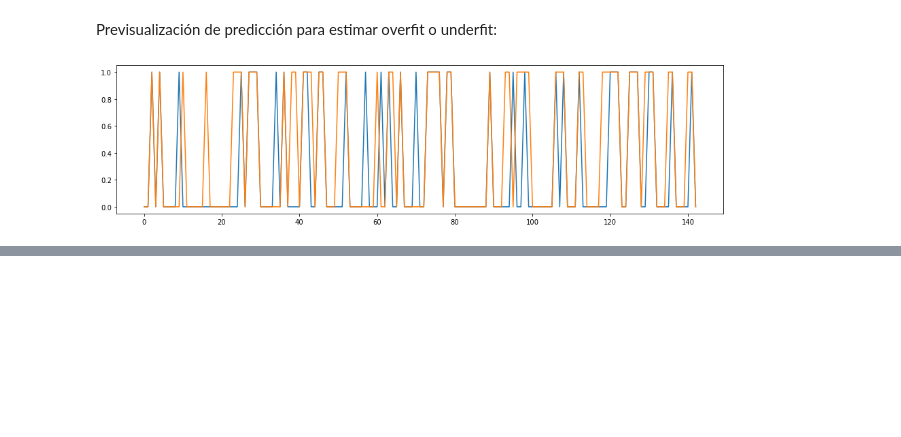
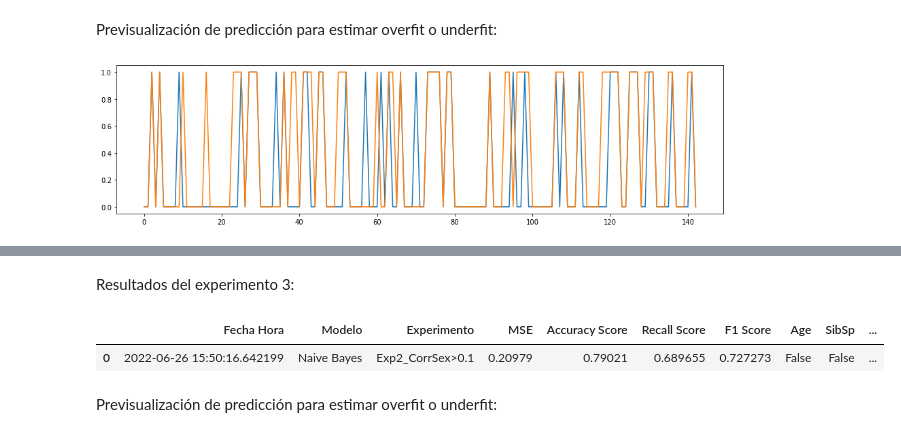
Before and after one commit to josedalvik/datascience_stlearning1_proyecto, a Jupyter notebook: Parte1-Entrenamiento.ipynb, the cells around one changed output, grey strips where cells are left out. Cells and saved outputs as stored; diff of their text form; code cells hidden in the pictures; blank space fills up the shorter version.

```diff
--- a/Parte1-Entrenamiento.ipynb
+++ b/Parte1-Entrenamiento.ipynb
@@ -736,0 +788,18 @@ Función para crear el modelo Naive Bayes
+# %%
+ENB_columnas = np.array(np.abs(AE_correlacion.loc["passenger_sex", E_data_entrenamiento.columns])>0.2)
+[ENB_probabilidad, ENB_likelihood] = ENB_Naive_Bayes_modelo(E_data_entrenamiento, ENB_columnas)
+
+ENB_columnas = np.array(np.abs(AE_correlacion.loc["passenger_sex", E_validation_features.columns])>0.2)
+ENB_prediccion = ENB_Naive_Bayes_predecir(ENB_likelihood, ENB_probabilidad, E_validation_features, ENB_columnas)
+# %% [markdown]
+Resultados del experimento 3:
+# %%
+ENB_modelo_nombre = "Naive Bayes"
+ENB_cadena = "Exp2_CorrSex>0.1"
+ENB_metricas_evaluacion = E_guardar_metricas(ENB_prediccion, E_validation_target, ENB_cadena, ENB_columnas, ENB_modelo_nombre)
+ENB_metricas_evaluacion
+# %% [output]
+|  | Fecha Hora | Modelo | Experimento | MSE | Accuracy Score | Recall Score | F1 Score | Age | SibSp | ... |
+| 0 | 2022-06-26 15:50:16.642199 | Naive Bayes | Exp2_CorrSex>0.1 | 0.20979 | 0.79021 | 0.689655 | 0.727273 | False | False | ... |
+# %% [markdown]
+Previsualización de predicción para estimar overfit o underfit:
```
Also changed, not shown: parts of 53 cells of this notebook, 1 other file.
